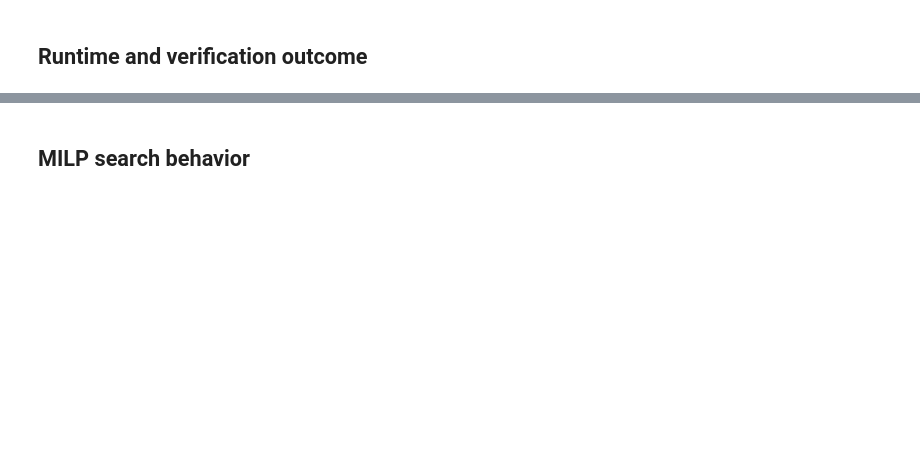
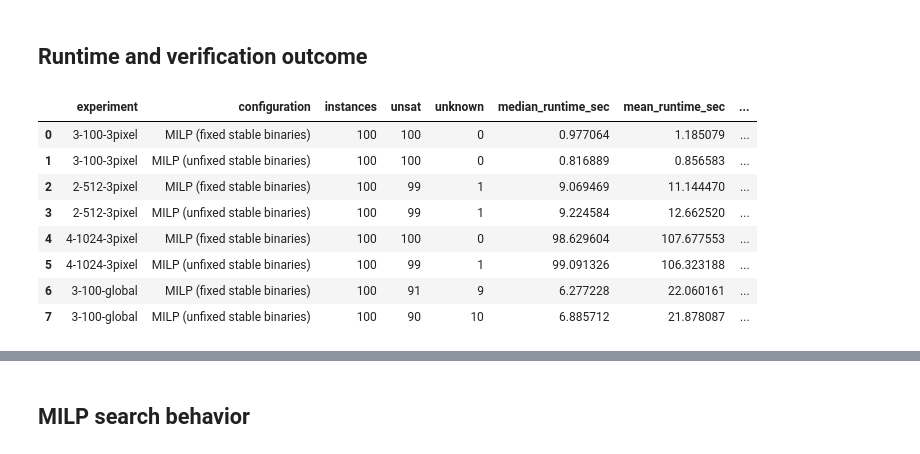
Before and after one commit to mbroughani81/relational-milp, a Jupyter notebook: evaluate_optimizations.ipynb, the cells around one changed output, grey strips where cells are left out. Drawn from its saved outputs; the diff is of its cells as text; code cells hidden in the pictures; blank space fills up the shorter version.

```diff
--- a/evaluate_optimizations.ipynb
+++ b/evaluate_optimizations.ipynb
@@ -69,4 +88,12 @@ for path in sorted(DATA_DIR.glob('*.csv')):
 
 results = pd.concat(tables, ignore_index=True)
 results['solver_status'] = results.get('solver_status', results['status'])
+experiment_order = [
+    f'{network}-{region}'
+    for region in ('3pixel', 'global')
+    for network in ('3-100', '2-512', '4-1024')
+]
+results['experiment'] = pd.Categorical(
+    results['experiment'], categories=experiment_order, ordered=True
+)
 results[['optimizer', 'configuration', 'experiment', 'status']].head()
@@ -104,12 +148,22 @@ milp_debug.head()
 # %% [markdown]
 ## Runtime and verification outcome
 # %%
-summary = (results.groupby(['experiment', 'configuration'])
+summary = (results.groupby(['experiment', 'configuration'], observed=True)
            .agg(instances=('instance_id', 'nunique'),
                 unsat=('status', lambda s: (s == 'unsat').sum()),
                 unknown=('status', lambda s: (s == 'unknown').sum()),
                 median_runtime_sec=('runtime_sec', 'median'),
                 mean_runtime_sec=('runtime_sec', 'mean'),
                 max_runtime_sec=('runtime_sec', 'max'))
            .reset_index())
 summary.sort_values(['experiment', 'configuration'])
+# %% [output]
+|  | experiment | configuration | instances | unsat | unknown | median_runtime_sec | mean_runtime_sec | ... |
+| 0 | 3-100-3pixel | MILP (fixed stable binaries) | 100 | 100 | 0 | 0.977064 | 1.185079 | ... |
+| 1 | 3-100-3pixel | MILP (unfixed stable binaries) | 100 | 100 | 0 | 0.816889 | 0.856583 | ... |
+| 2 | 2-512-3pixel | MILP (fixed stable binaries) | 100 | 99 | 1 | 9.069469 | 11.144470 | ... |
+| 3 | 2-512-3pixel | MILP (unfixed stable binaries) | 100 | 99 | 1 | 9.224584 | 12.662520 | ... |
+| 4 | 4-1024-3pixel | MILP (fixed stable binaries) | 100 | 100 | 0 | 98.629604 | 107.677553 | ... |
+| 5 | 4-1024-3pixel | MILP (unfixed stable binaries) | 100 | 99 | 1 | 99.091326 | 106.323188 | ... |
+| 6 | 3-100-global | MILP (fixed stable binaries) | 100 | 91 | 9 | 6.277228 | 22.060161 | ... |
+| 7 | 3-100-global | MILP (unfixed stable binaries) | 100 | 90 | 10 | 6.885712 | 21.878087 | ... |
```
Also changed, not shown: parts of 9 cells of this notebook.
